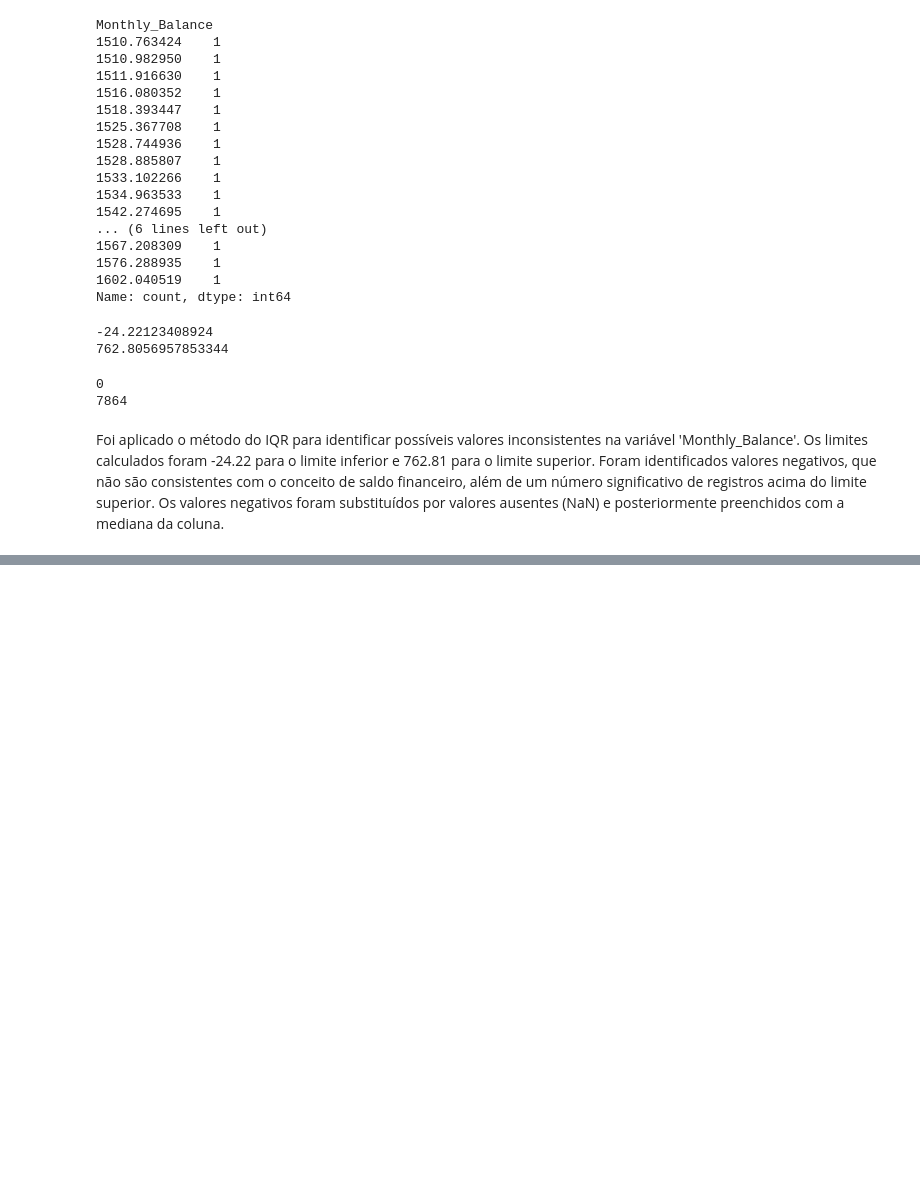
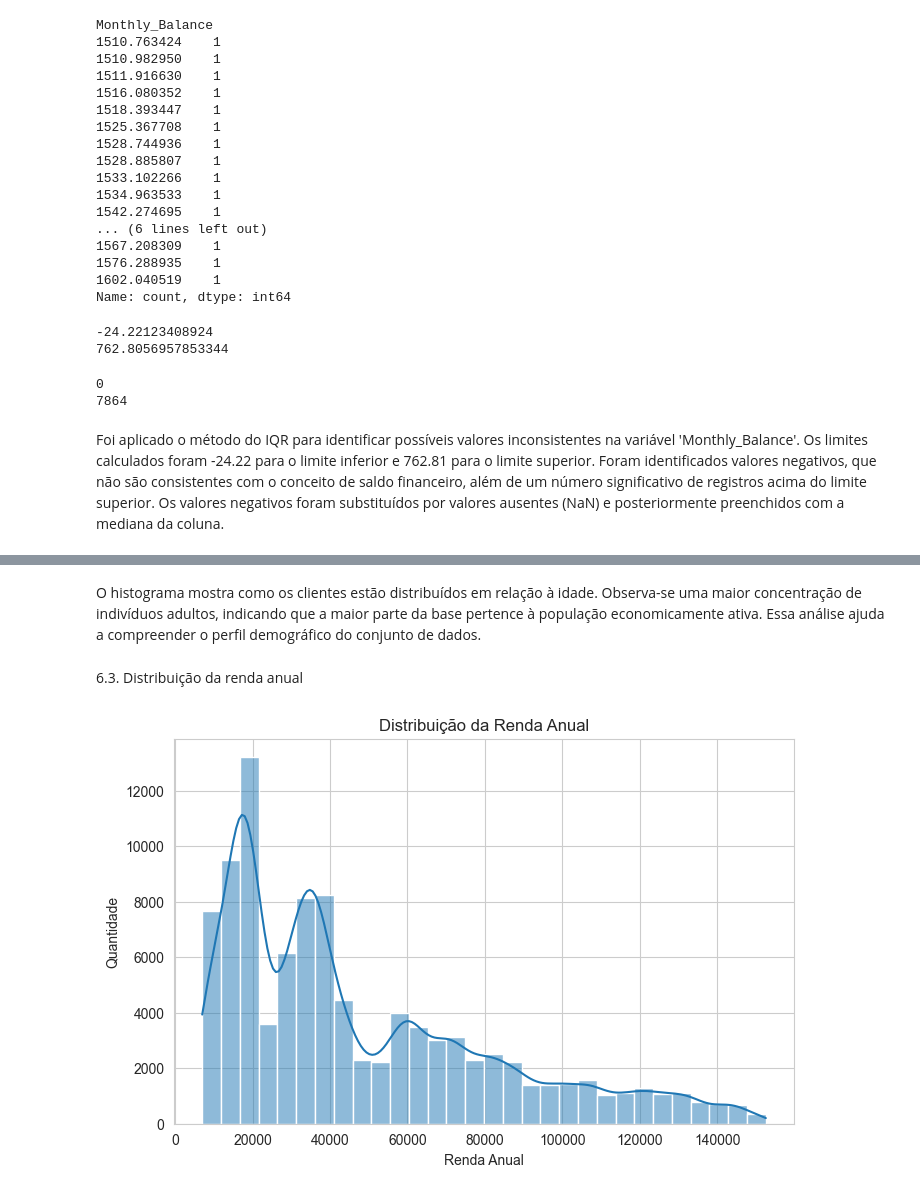
Before and after one commit to brunahirschle/Projeto-Final-DG, a Jupyter notebook: notebook/projeto_final.ipynb, the cells around one changed output, grey strips where cells are left out. Cells and saved outputs as stored; diff of their text form; code cells hidden in the pictures; blank space fills up the shorter version.

```diff
--- a/notebook/projeto_final.ipynb
+++ b/notebook/projeto_final.ipynb
@@ -1949,0 +1996,16 @@ Os valores negativos foram substituídos por valores ausentes (NaN) e posteriorm
+# %% [markdown]
+O histograma mostra como os clientes estão distribuídos em relação à idade. Observa-se uma maior concentração de indivíduos adultos, indicando que a maior parte da base pertence à população economicamente ativa. Essa análise ajuda a compreender o perfil demográfico do conjunto de dados.
+# %% [markdown]
+6.3. Distribuição da renda anual
+# %%
+plt.figure(figsize=(8,5))
+
+sns.histplot(df["Annual_Income"], bins=30, kde=True)
+
+plt.title("Distribuição da Renda Anual")
+plt.xlabel("Renda Anual")
+plt.ylabel("Quantidade")
+
+plt.show()
+# %% [output]
+[figure, added]
```
Also changed, not shown: parts of 30 cells of this notebook.
